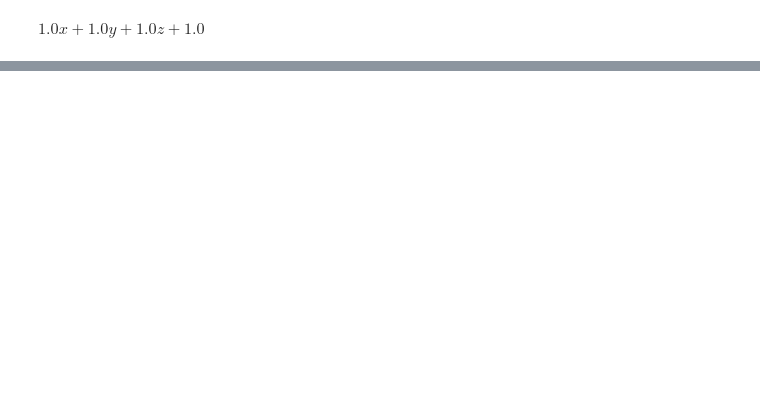
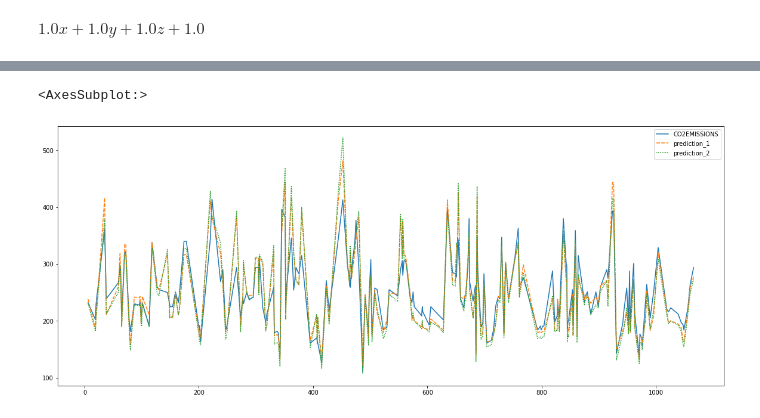
Before and after one commit to kieutridang/Mathematics-and-Statistics-for-Data-Science-, a Jupyter notebook: Week_2/Bai lam them/exFuelConsumption.ipynb, the cells around one changed output, grey strips where cells are left out. Cells and saved outputs as stored; diff of their text form; code cells hidden in the pictures; blank space fills up the shorter version.

```diff
--- a/Week_2/Bai lam them/exFuelConsumption.ipynb
+++ b/Week_2/Bai lam them/exFuelConsumption.ipynb
@@ -177,0 +178,7 @@ df_test.head()
+# %%
+plt.figure(figsize=(20,8))
+df_co2_pre_1 = df_test[['CO2EMISSIONS', 'prediction_1', 'prediction_2']]
+sns.lineplot(data=df_co2_pre_1)
+# %% [output]
+<AxesSubplot:>
+[figure, added]
```
Also changed, not shown: parts of 10 cells of this notebook, 1 other file.
